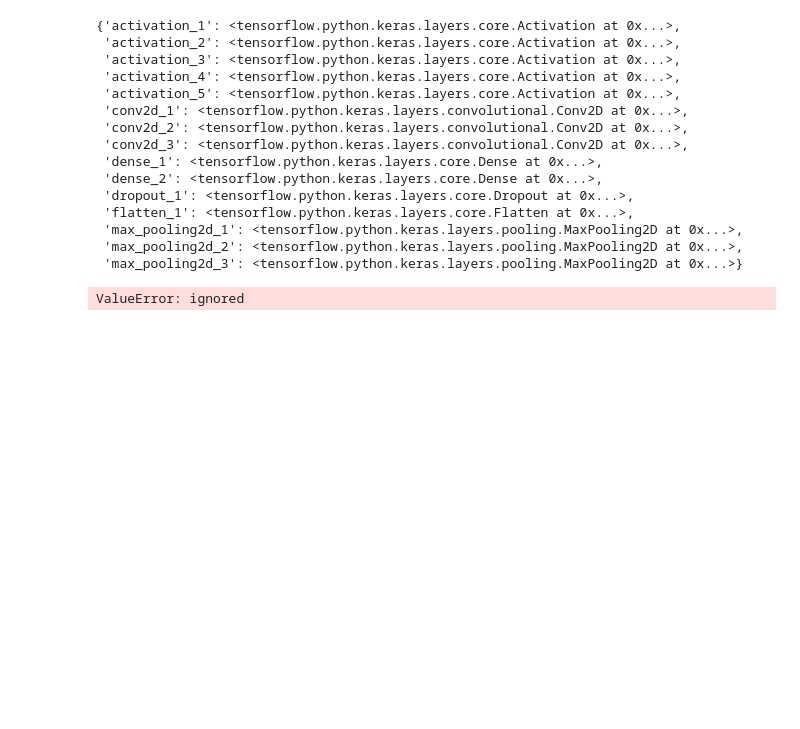
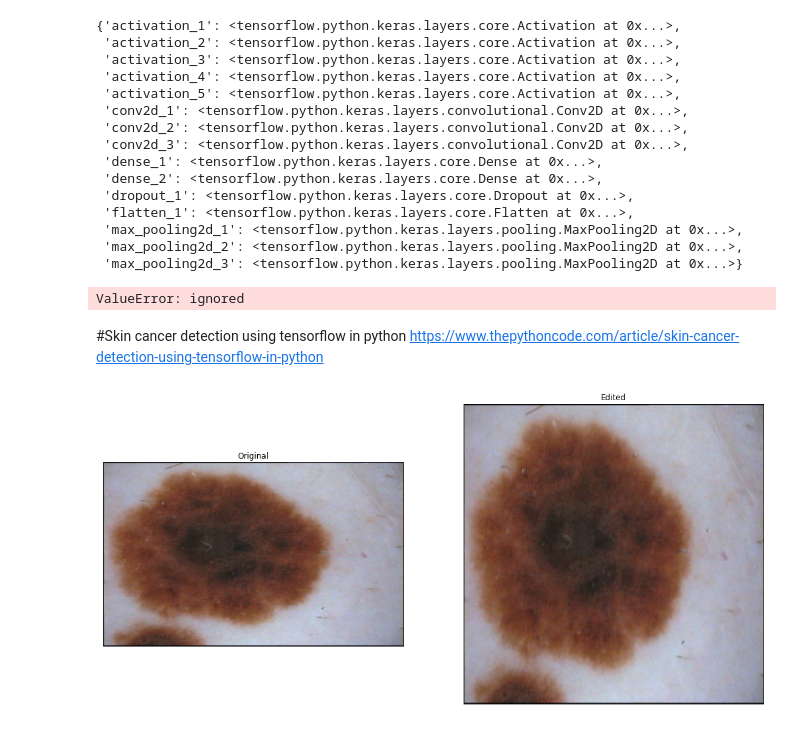
Before and after one commit to FrancescoMariottini/skin_moles_classifier, a Jupyter notebook: image_preprocessing.ipynb, the cells around one changed output. Cells and saved outputs as stored; diff of their text form; code cells hidden in the pictures; blank space fills up the shorter version.

```diff
--- a/image_preprocessing.ipynb
+++ b/image_preprocessing.ipynb
@@ -307,0 +313,28 @@ img.shape
+# %% [markdown]
+#Skin cancer detection using tensorflow in python
+https://www.thepythoncode.com/article/skin-cancer-detection-using-tensorflow-in-python
+# %%
+import tensorflow as tf
+
+def process_path(filepath, label):
+  # load the raw data from the file as a string
+  img = tf.io.read_file(filepath)
+  # convert the compressed string to a 3D uint8 tensor
+  # https://www.tensorflow.org/api_docs/python/tf/io/decode_bmp
+  img = tf.image.decode_bmp(img, channels=3)
+  # Use `convert_image_dtype` to convert to floats in the [0,1] range.
+  img = tf.image.convert_image_dtype(img, tf.float32)
+  # resize the image to the desired size.
+  #because what InceptionV3 architecture
+  img = tf.image.resize(img, [299, 299])
+  return img, label
+# %%
+img_tf = tf.io.read_file(filepath)
+img_tf = tf.image.decode_bmp(img_tf, channels=3)
+# %%
+label = 'd_d199.bmp'
+filepath = folder + label
+img_tf_processed, label = process_path(filepath, label)
+display_two(img_tf, img_tf_processed)
+# %% [output]
+[figure, added]
```
Also changed, not shown: parts of 7 cells of this notebook.
